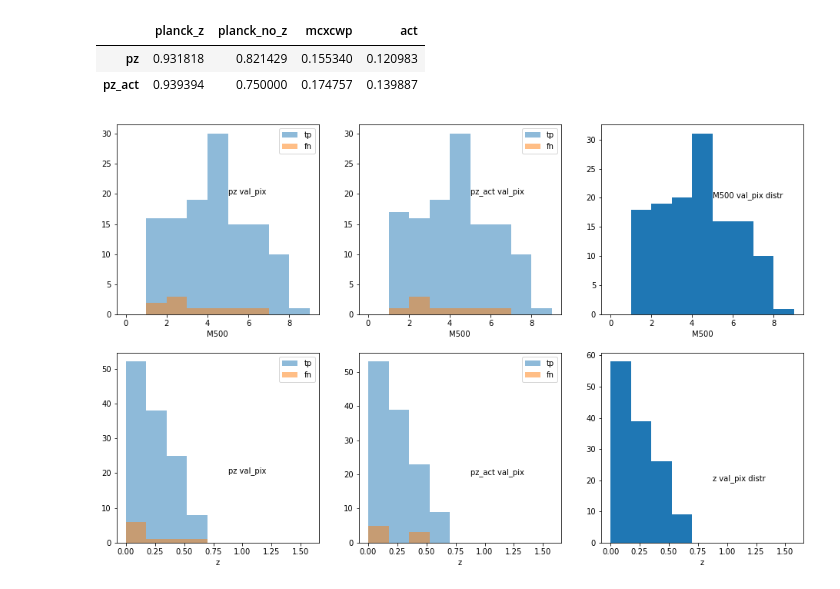
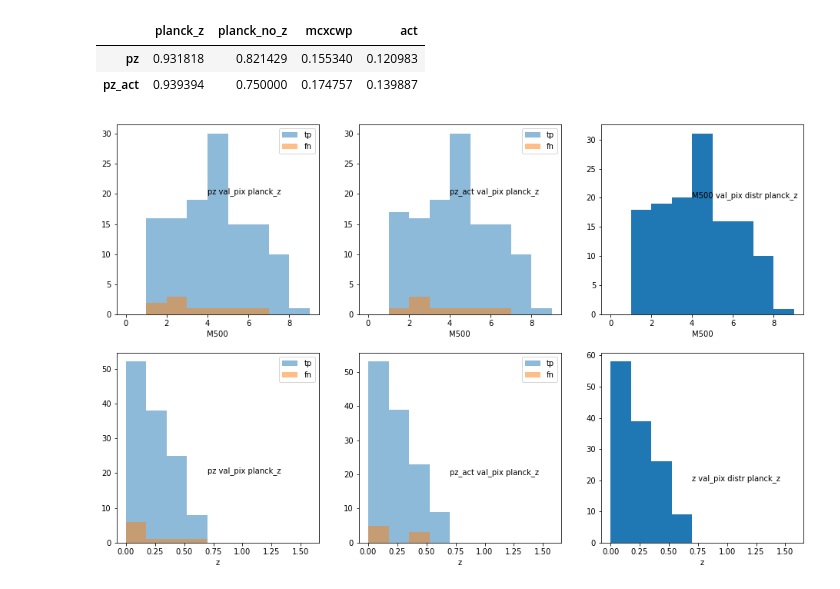
Before and after one commit to rt2122/data-segmentation-2, a Jupyter notebook: visualizations/divide_cat_m500_z.ipynb, the cells around one changed output. Cells and saved outputs as stored; diff of their text form; code cells hidden in the pictures.

```diff
--- a/visualizations/divide_cat_m500_z.ipynb
+++ b/visualizations/divide_cat_m500_z.ipynb
@@ -138,28 +138,28 @@ recall
 # %%
 n_bins=10
 
 _, ax = plt.subplots(2, 3, figsize=(16, 10))
 for i, name, cat in zip([0, 1], ['pz', 'pz_act'], [cat_pz, cat_pz_act]):
     tp = cat[cat['status'] == 'tp']
     fn = cat[cat['status'] == 'fn']
     tp.index = np.arange(len(tp))
     tp = tp[tp['catalog'] == 'planck_z']
     fn.index = np.arange(len(fn))
     fn = fn[fn['catalog'] == 'planck_z']
     tp = tp[tp['z'] != -1]
     fn = fn[fn['z'] != -1]
     for j, prm, max_v in zip([0, 1], ['M500', 'z'], [10, 1.75]):
         bins = np.arange(0, max_v, max_v / n_bins)
         h = ax[j][i].hist(tp[prm], bins, alpha=0.5, label='tp')
         h = ax[j][i].hist(fn[prm], bins, alpha=0.5, label='fn')
         ax[j][i].set_xlabel(prm)
-        ax[j][i].text(0.5*max_v, 20, name+' val_pix')
+        ax[j][i].text(0.4*max_v, 20, name+' val_pix planck_z')
         ax[j][i].legend()
 for j, prm, max_v in zip([0, 1], ['M500', 'z'], [10, 1.75]):
     cur_df = cat_pz[cat_pz['catalog'] == 'planck_z']
     bins = np.arange(0, max_v, max_v / n_bins)
     ax[j][2].hist(cur_df[prm], bins)
     ax[j][2].set_xlabel(prm)
-    ax[j][2].text(0.5*max_v, 20, prm+' val_pix distr')
+    ax[j][2].text(0.4*max_v, 20, prm+' val_pix distr planck_z')
 # %% [output]
-[figure, old version]
+[figure, new version]
```
